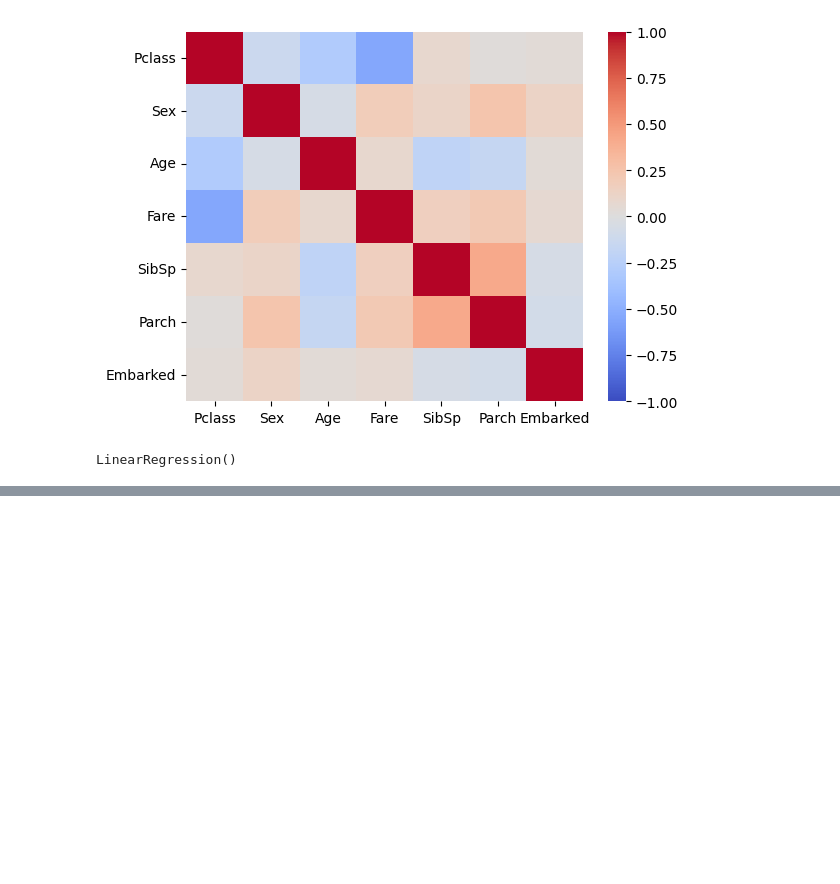
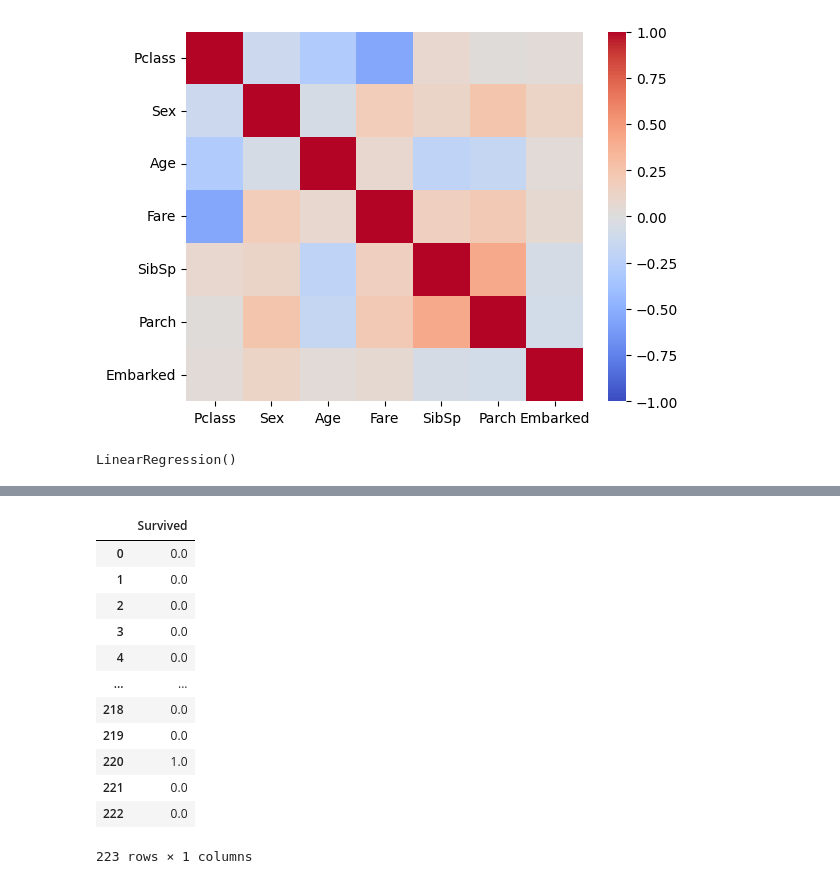
Before and after one commit to NidalMartinsAli/Kaggle_Competitions, a Jupyter notebook: Titanic/reader.ipynb, the cells around one changed output, grey strips where cells are left out. Drawn from its saved outputs; the diff is of its cells as text; code cells hidden in the pictures; blank space fills up the shorter version.

```diff
--- a/Titanic/reader.ipynb
+++ b/Titanic/reader.ipynb
@@ -261,0 +206,18 @@ LinearRegression()
+# %%
+survived_pred = survived_pred.round()
+survived_pred = survived_pred.abs()
+survived_pred
+# %% [output]
+|  | Survived |
+| 0 | 0.0 |
+| 1 | 0.0 |
+| 2 | 0.0 |
+| 3 | 0.0 |
+| 4 | 0.0 |
+| ... | ... |
+| 218 | 0.0 |
+| 219 | 0.0 |
+| 220 | 1.0 |
+| 221 | 0.0 |
+| 222 | 0.0 |
+223 rows × 1 columns
```
Also changed, not shown: parts of 19 cells of this notebook.
